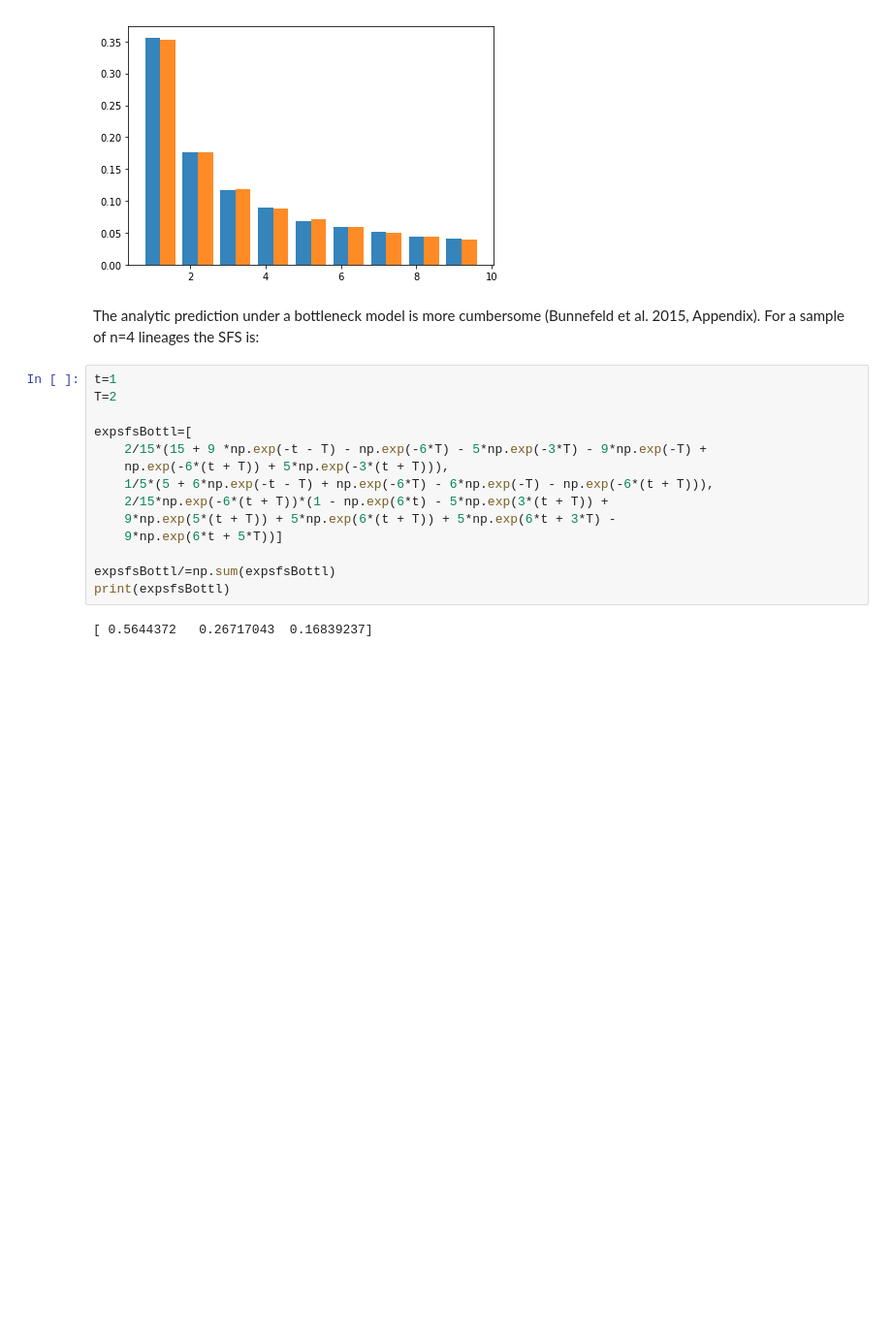
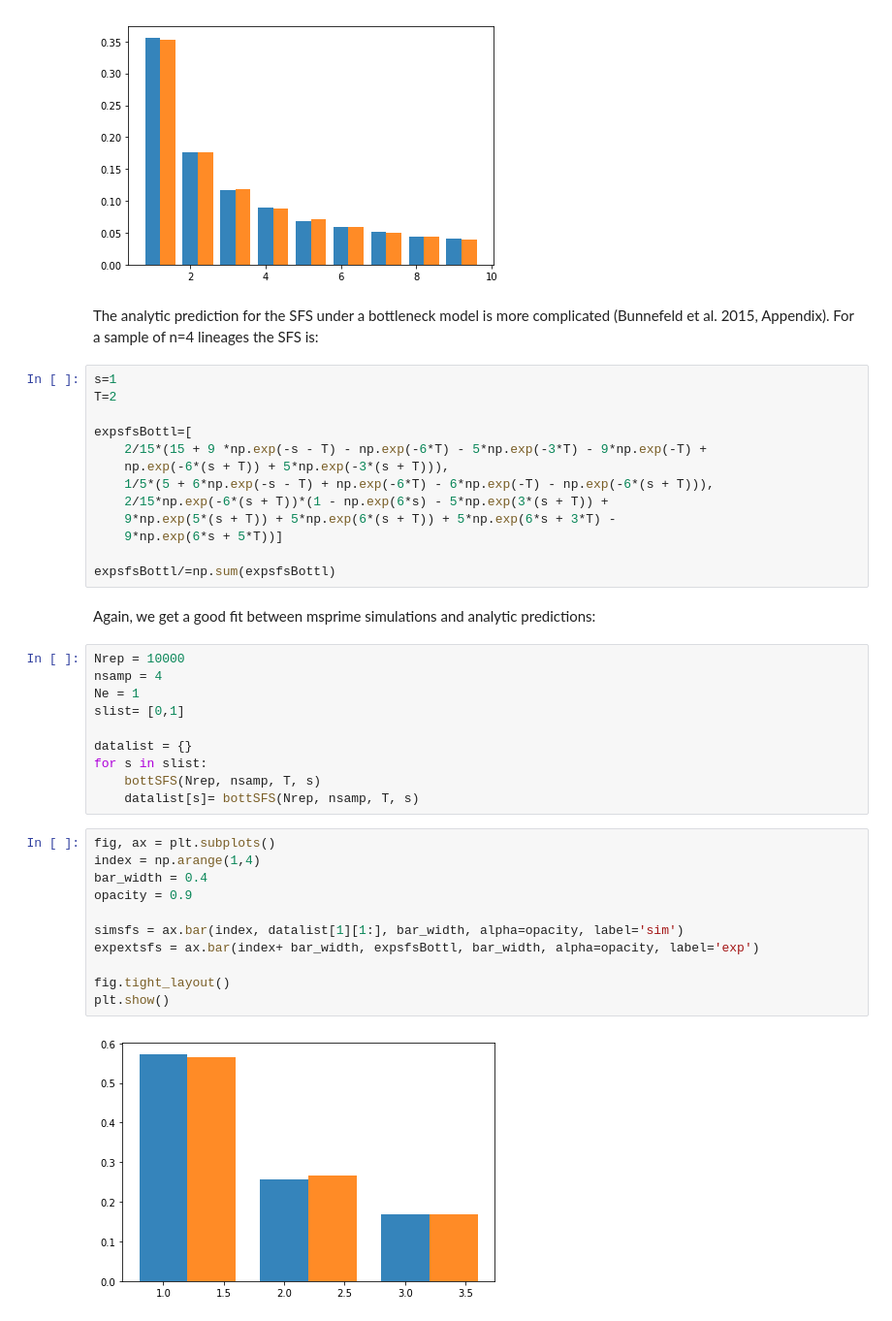
Before and after one commit to jeromekelleher/spg-chapter, a Jupyter notebook: jupyter/bottleneck_example.ipynb, the cells around one changed output. Shown at 97% size. Cells and saved outputs as stored; diff of their text form; blank space fills up the shorter version.

```diff
--- a/jupyter/bottleneck_example.ipynb
+++ b/jupyter/bottleneck_example.ipynb
@@ -60,20 +75,42 @@ plt.show()
 # %% [output]
 [figure]
 # %% [markdown]
-The analytic prediction under a bottleneck model is more cumbersome (Bunnefeld et al. 2015, Appendix). For a sample of n=4 lineages the SFS is:
+The analytic prediction for the SFS under a bottleneck model is more complicated (Bunnefeld et al. 2015, Appendix). For a sample of n=4 lineages the SFS is:
 # %%
-t=1
+s=1
 T=2
 
 expsfsBottl=[
-    2/15*(15 + 9 *np.exp(-t - T) - np.exp(-6*T) - 5*np.exp(-3*T) - 9*np.exp(-T) +
-    np.exp(-6*(t + T)) + 5*np.exp(-3*(t + T))),
-    1/5*(5 + 6*np.exp(-t - T) + np.exp(-6*T) - 6*np.exp(-T) - np.exp(-6*(t + T))),
-    2/15*np.exp(-6*(t + T))*(1 - np.exp(6*t) - 5*np.exp(3*(t + T)) +
-    9*np.exp(5*(t + T)) + 5*np.exp(6*(t + T)) + 5*np.exp(6*t + 3*T) -
-    9*np.exp(6*t + 5*T))]
+    2/15*(15 + 9 *np.exp(-s - T) - np.exp(-6*T) - 5*np.exp(-3*T) - 9*np.exp(-T) +
+    np.exp(-6*(s + T)) + 5*np.exp(-3*(s + T))),
+    1/5*(5 + 6*np.exp(-s - T) + np.exp(-6*T) - 6*np.exp(-T) - np.exp(-6*(s + T))),
+    2/15*np.exp(-6*(s + T))*(1 - np.exp(6*s) - 5*np.exp(3*(s + T)) +
+    9*np.exp(5*(s + T)) + 5*np.exp(6*(s + T)) + 5*np.exp(6*s + 3*T) -
+    9*np.exp(6*s + 5*T))]
 
 expsfsBottl/=np.sum(expsfsBottl)
-print(expsfsBottl)
-# %% [output]
-[ 0.5644372   0.26717043  0.16839237]
+# %% [markdown]
+Again, we get a good fit between msprime simulations and analytic predictions:
+# %%
+Nrep = 10000
+nsamp = 4
+Ne = 1
+slist= [0,1]
+
+datalist = {}
+for s in slist:
+    bottSFS(Nrep, nsamp, T, s)
+    datalist[s]= bottSFS(Nrep, nsamp, T, s)
+# %%
+fig, ax = plt.subplots()
+index = np.arange(1,4)
+bar_width = 0.4
+opacity = 0.9
+
+simsfs = ax.bar(index, datalist[1][1:], bar_width, alpha=opacity, label='sim')
+expextsfs = ax.bar(index+ bar_width, expsfsBottl, bar_width, alpha=opacity, label='exp')
+
+fig.tight_layout()
+plt.show()
+# %% [output]
+[figure, added]
```
Also changed, not shown: parts of 15 cells of this notebook.
